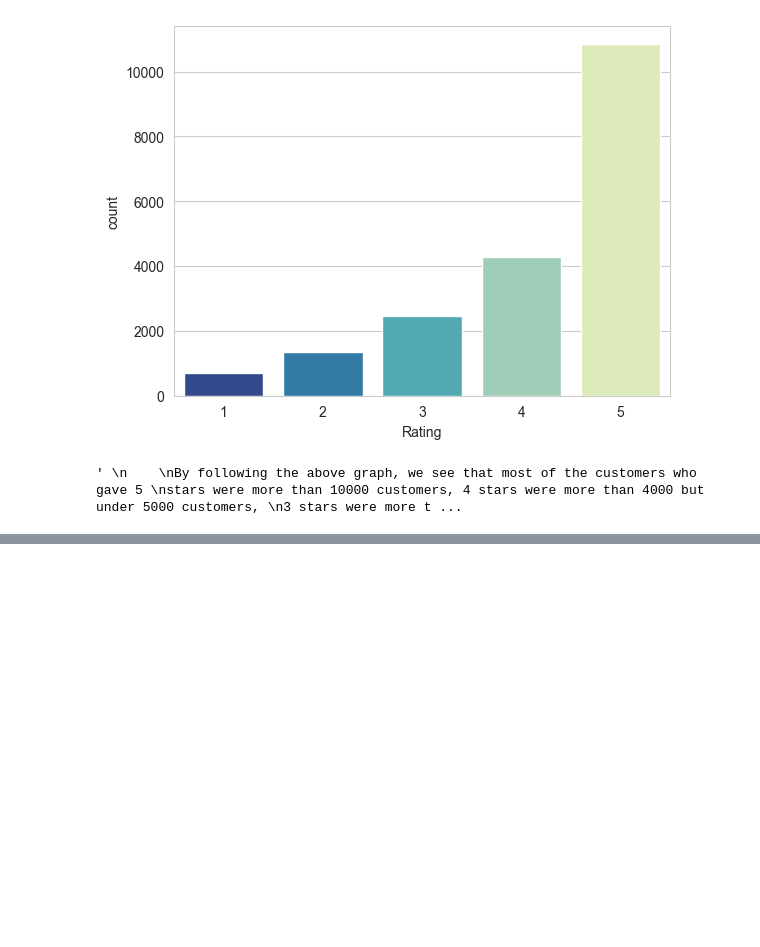
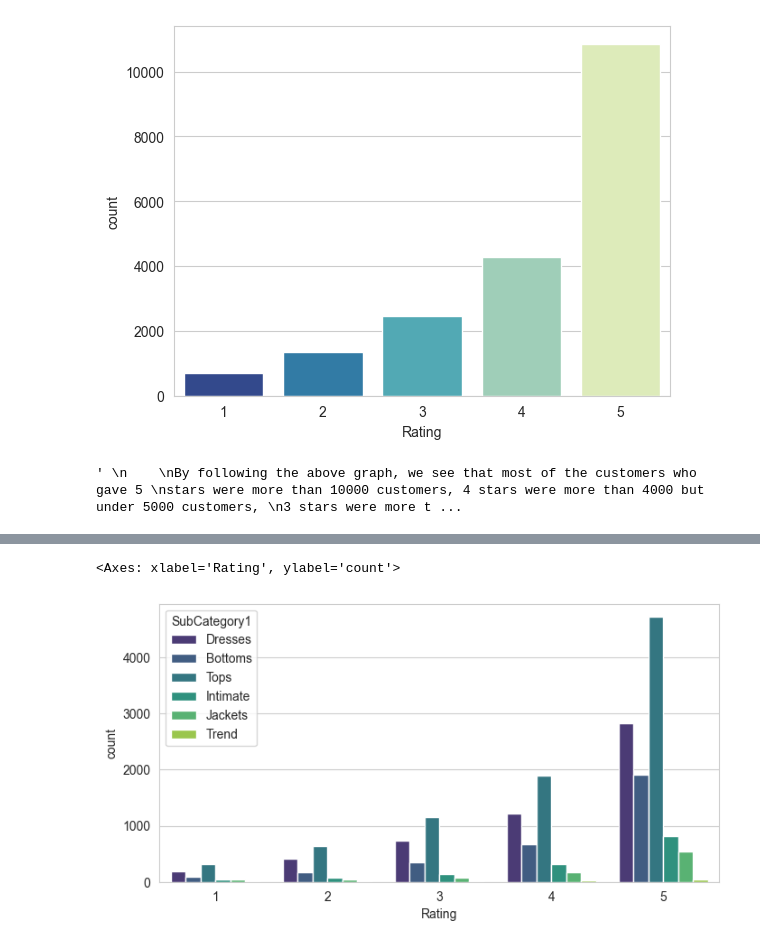
Before and after one commit to phallyn-chean/data-science-project, a Jupyter notebook: src/test.ipynb, the cells around one changed output, grey strips where cells are left out. Cells and saved outputs as stored; diff of their text form; code cells hidden in the pictures; blank space fills up the shorter version.

```diff
--- a/src/test.ipynb
+++ b/src/test.ipynb
@@ -171,0 +178,8 @@ Overall, we can say our product gets a good rating from customers.
+# %%
+import matplotlib.pyplot as plt
+plt.figure(figsize=(8,4))
+sns.set_style('whitegrid')
+sns.countplot(x='Rating',hue='SubCategory1',data= dataset,palette='viridis')
+# %% [output]
+<Axes: xlabel='Rating', ylabel='count'>
+[figure, added]
```
Also changed, not shown: parts of 7 cells of this notebook.
